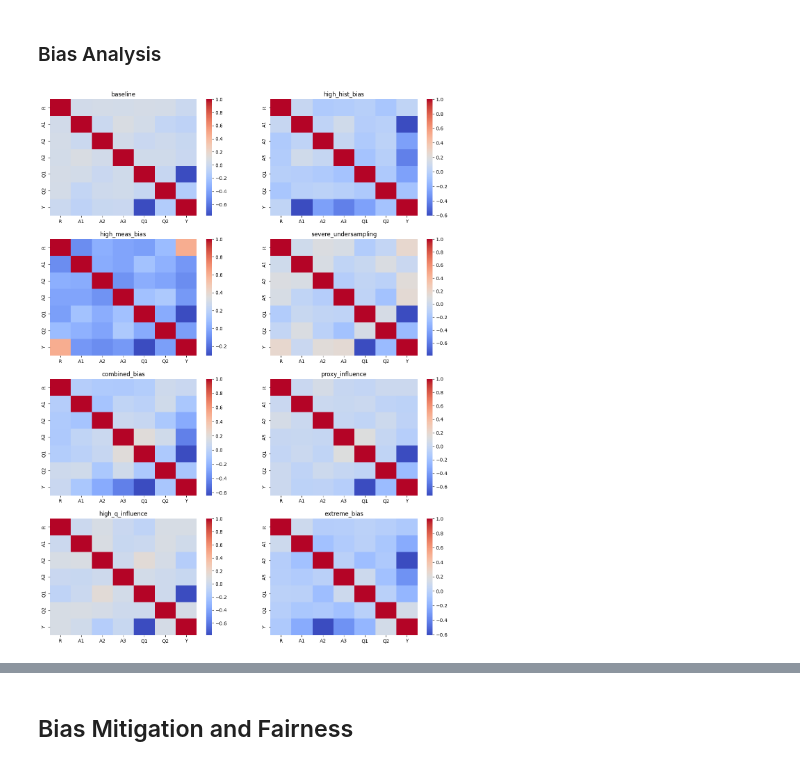
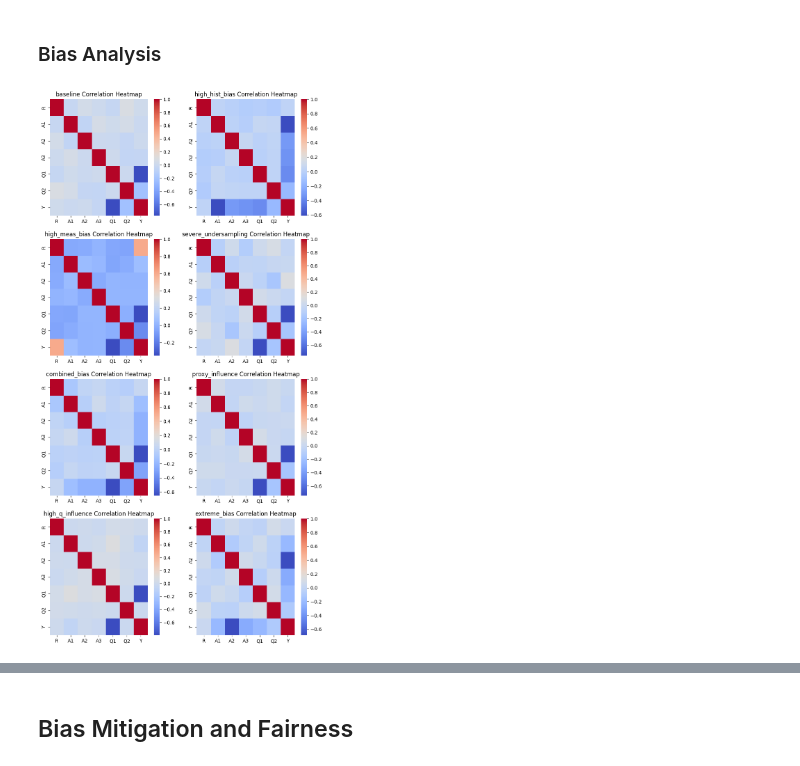
Before and after one commit to PRCSousa/Tabular-Bias-Simulation-And-Mitigation, a Jupyter notebook: main.ipynb, the cells around one changed output, grey strips where cells are left out. Cells and saved outputs as stored; diff of their text form; code cells hidden in the pictures.

```diff
--- a/main.ipynb
+++ b/main.ipynb
@@ -474,3 +476,5 @@ for setting_name, vars_config in settings.items():
         }
 # %% [markdown]
 ### Bias Analysis
+# %%
+bias_analysis_results = {}
@@ -477,12 +521,13 @@ for setting_name, vars_config in settings.items():
 # %%
-fig, axs = plt.subplots(4, 2, figsize=(15, 20))
+fig, axs = plt.subplots(4, 2, figsize=(10, 20))
+axs = axs.flatten()
 
-axs = axs.ravel()
-for i, setting_name in enumerate(datasets.keys()):
-    y_test = datasets[setting_name]['y_test']
-    x_test = datasets[setting_name]['X_test']
-    df = pd.concat([x_test, y_test], axis=1)
-    axs[i].set_title(setting_name)
-    sns.heatmap(df.corr(), ax=axs[i], cmap='coolwarm')
+for i, setting_name in enumerate(bias_analysis_results.keys()):
+    corr = bias_analysis_results[setting_name]['correlation_heatmap']
+
+    sns.heatmap(corr, ax=axs[i], cmap='coolwarm')
+    axs[i].set_title(f'{setting_name} Correlation Heatmap')
+
+plt.show()
 # %% [output]
-[figure, old version]
+[figure, new version]
```
Also changed, not shown: parts of 4 cells of this notebook.
